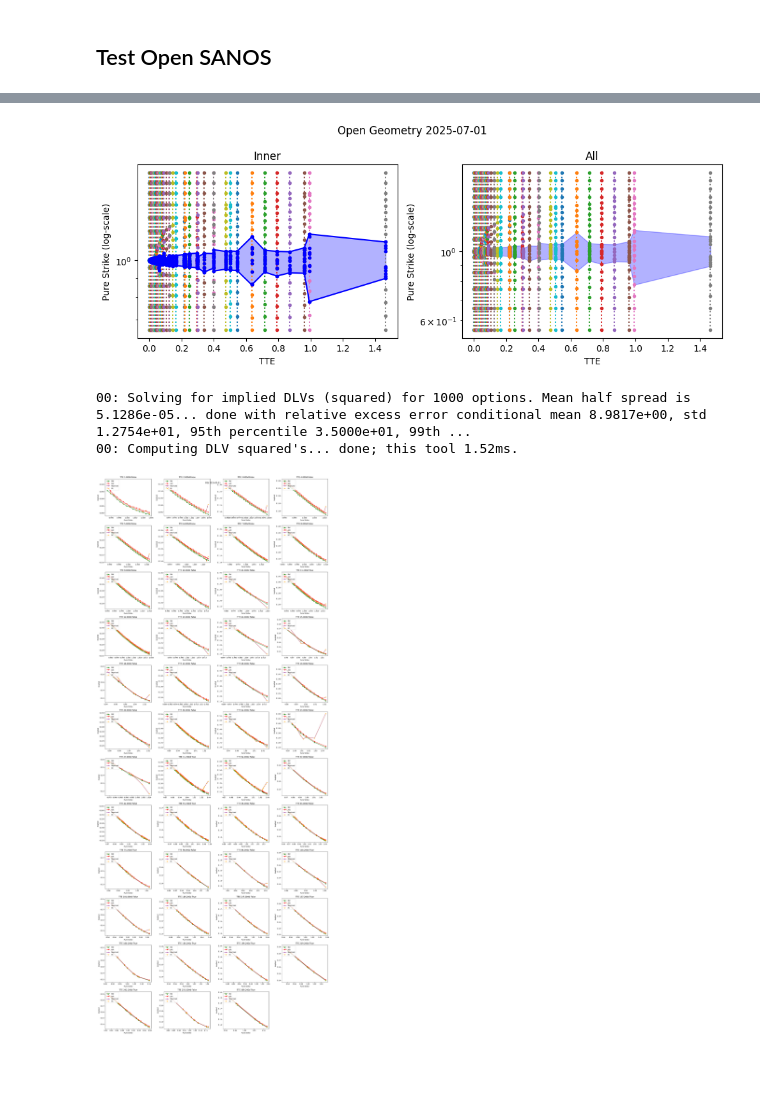
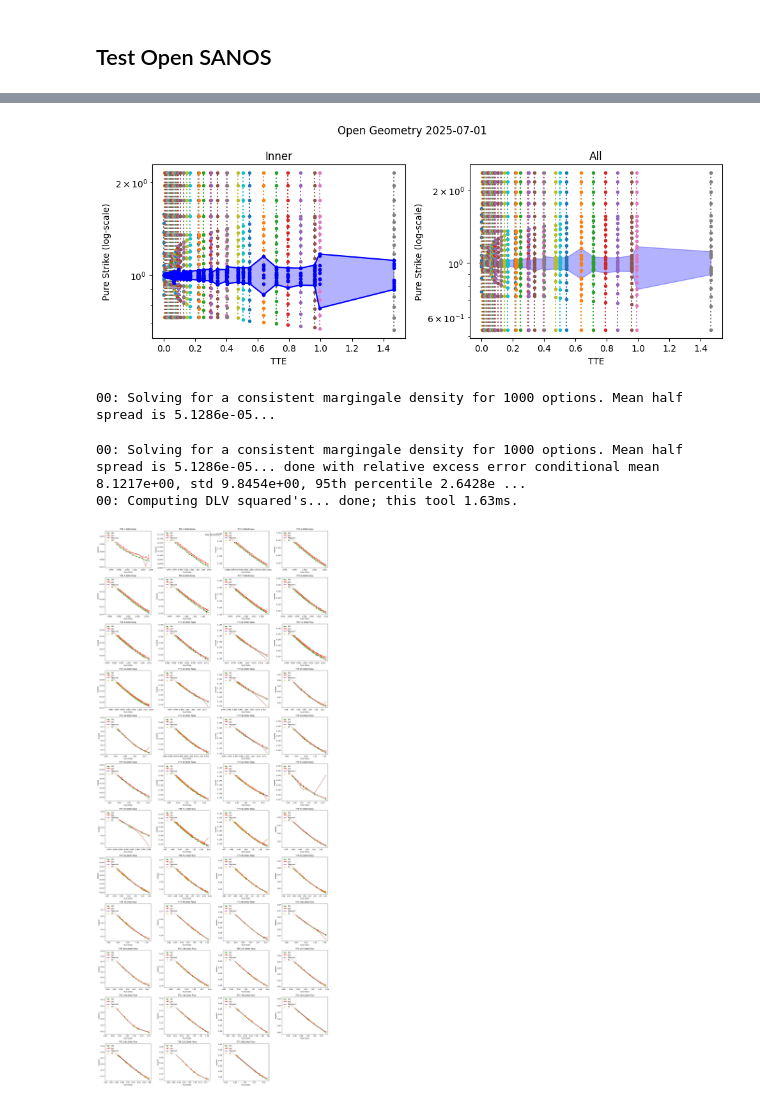
Before and after one commit to hansbuehler/quant_data, a Jupyter notebook: quantdata/sanos/notebooks/viz_open_lin.ipynb, the cells around one changed output, grey strips where cells are left out. Saved outputs shown, nothing was run; the diff lists cells and outputs as text; code cells hidden in the pictures; blank space fills up the shorter version.

```diff
--- a/quantdata/sanos/notebooks/viz_open_lin.ipynb
+++ b/quantdata/sanos/notebooks/viz_open_lin.ipynb
@@ -61,9 +62,9 @@ def fit(data):
                             fwdvol_min  = 0.0,
                             vol_interp  = "lin_var",
                             min_dx      = 0.001,
-                            max_dx      = 0.05,
+                            max_dx      = 0.1,
                             lower_scale = 0.8,
-                            upper_scale = 1.2,
+                            upper_scale = 1.5,
                             max_dx_outer_fac = 2.
                         )
 
@@ -105,13 +106,13 @@ def fit(data):
 
         reduced_market  = PrettyObject({ k: np.concatenate(v) for k,v in reduced_market.items() })
         market_expiries = np.asarray(market_expiries, dtype=np.float64)
-        geometry        = geometry_generator.create_geometry(
+        geometry        = geometry_generator.create_std_geometry(
                             expiries     = market_expiries,
                             pure_strikes = market_strikes,
-                            dtype        = np.float64,
+                            dtype        = np.float64
                       )
 
-        fitter      = Fitter( geometry = geometry, eps = eps, debug=True, max_error = None, mid_fit_weight = 0.0001 )
+        fitter      = Fitter( geometry = geometry, eps = eps, debug=True, max_error = None, mid_fit_weight = 0.01 )
         sanos       = OpenSanos( geometry = geometry, eps = eps, debug=True )
 
         # plot the geometry
@@ -188,34 +189,35 @@ def fit(data):
         with figure(f"Fits {d}", col_size=5, row_size=4, columns=4 ) as fig_fits:
 
             uttys = np.unique(full_market.tte_y)
 
             for utty in uttys:
                 full_mask = full_market.tte_y == utty
                 ax = fig_fits.add_subplot(f"TTE {utty*DAYS_PER_YEAR:.3f}d {full_market.is_am[full_mask][0]}")
                 ax.set_xlabel("Pure Strike")
                 ax.set_ylabel("Implied")
 
                 istrike = full_market.strikes[full_mask]
                 ixs     = np.argsort(istrike)
 
                 ax.plot(istrike[ixs], full_market.bid_vol[full_mask][ixs], "^-", color="green", label="Bid")
                 ax.plot(istrike[ixs], full_market.ask_vol[full_mask][ixs], "v-", color="red", label="Ask")
                 ax.plot(istrike[ixs], re_vols[full_mask][ixs], ".-", color="purple", label="Repriced")
 
                 if utty in reduced_market.tte_y:
                     red_mask = reduced_market.tte_y == utty
                     irstrike = reduced_market.strikes[red_mask]
                     ixs      = np.argsort(irstrike)
                     ax.plot(irstrike[ixs], fit_vols[red_mask][ixs], "*:", color="orange", label="Fit")
                 ax.legend(loc="upper left")
 
     for isample in range(num_samples-1,num_samples-200,-20):
         fit_sample(isample, store)
         break
 
 fit(data)
 # %% [output]
-[figure, old version]
+[figure, new version]
-00: Solving for implied DLVs (squared) for 1000 options. Mean half spread is 5.1286e-05... done with relative excess error conditional mean 8.9817e+00, std 1.2754e+01, 95th percentile 3.5000e+01, 99th ...
-00: Computing DLV squared's... done; this tool 1.52ms.
+00: Solving for a consistent margingale density for 1000 options. Mean half spread is 5.1286e-05...
+00: Solving for a consistent margingale density for 1000 options. Mean half spread is 5.1286e-05... done with relative excess error conditional mean 8.1217e+00, std 9.8454e+00, 95th percentile 2.6428e ...
+00: Computing DLV squared's... done; this tool 1.63ms.
-[figure, old version]
+[figure, new version]
```
Also changed, not shown: parts of 1 cell of this notebook, 7 other files.
